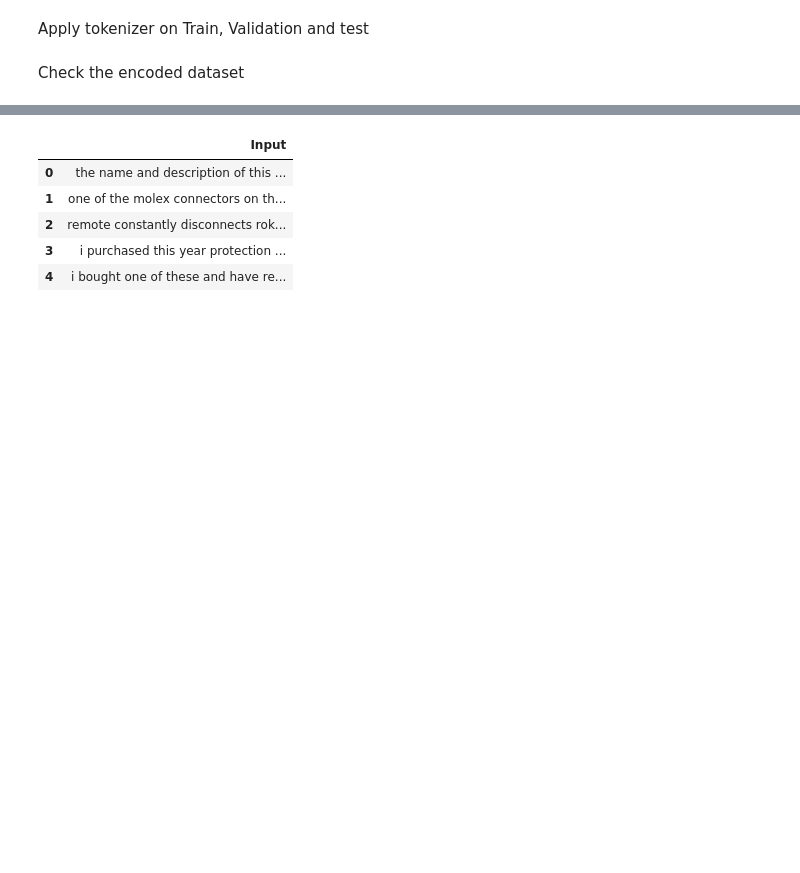
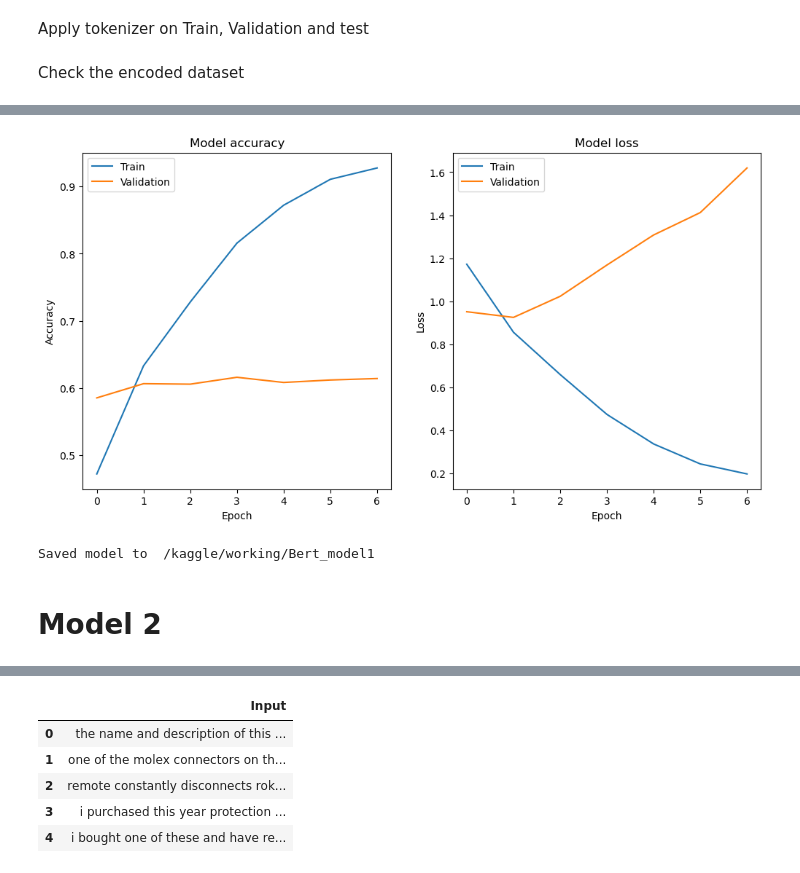
Before and after one commit to mr-robot77/Quera_G11-Project3, a Jupyter notebook: Problem2-Sentiment Analysis-NLP/Sentiment_Analysis_Amazon_NLP_Q3.ipynb, the cells around one changed output, grey strips where cells are left out. Cells and saved outputs as stored; diff of their text form; code cells hidden in the pictures; blank space fills up the shorter version.

```diff
--- a/Problem2-Sentiment Analysis-NLP/Sentiment_Analysis_Amazon_NLP_Q3.ipynb
+++ b/Problem2-Sentiment Analysis-NLP/Sentiment_Analysis_Amazon_NLP_Q3.ipynb
@@ -582,0 +477,3 @@ from tensorflow.keras.layers import Input, Dense
+# %%
+train_labels_cat = to_categorical(train_labels - 1)
+validation_labels_cat = to_categorical(validation_labels - 1)
@@ -582,0 +490,30 @@ from tensorflow.keras.layers import Input, Dense
+# %%
+num_classes = 5
+
+# Intialize the model
+model1 = TFBertForSequenceClassification.from_pretrained('bert-base-uncased', num_labels=num_classes)
+optimizer = tf.keras.optimizers.Adam(learning_rate=5e-5)
+loss = CategoricalCrossentropy(from_logits=True)
+balanced_accuracy = CategoricalAccuracy('balanced_accuracy')
+metric = [balanced_accuracy]
+# Compile the model with an appropriate optimizer, loss function, and metrics
+model1.compile(optimizer=optimizer, loss=loss, metrics=[metric])
+
+early_stopping = keras.callbacks.EarlyStopping(monitor='val_balanced_accuracy',
+                                               min_delta=0,
+                                               patience=3,
+                                               mode='max',
+                                               restore_best_weights=True)
+
+# Train the model
+history1 = model1.fit(
+    [train_encoded['input_ids'], train_encoded['token_type_ids'], train_encoded['attention_mask']],
+    train_labels_cat,
+    validation_data=(
+        [val_encoded['input_ids'], val_encoded['token_type_ids'], val_encoded['attention_mask']],
+        validation_labels_cat
+    ),
+    batch_size=32,
+    epochs=10,
+    callbacks=[early_stopping]
+)
@@ -582,0 +566,13 @@ from tensorflow.keras.layers import Input, Dense
+# %%
+plot_history(history1)
+# %% [output]
+[figure, added]
+# %%
+# save model
+save_model(model1, tokenizer1,
+           filename='Bert_model1',
+           path=path)
+# %% [output]
+Saved model to  /kaggle/working/Bert_model1
+# %% [markdown]
+# Model 2
```
Also changed, not shown: parts of 91 cells of this notebook.
